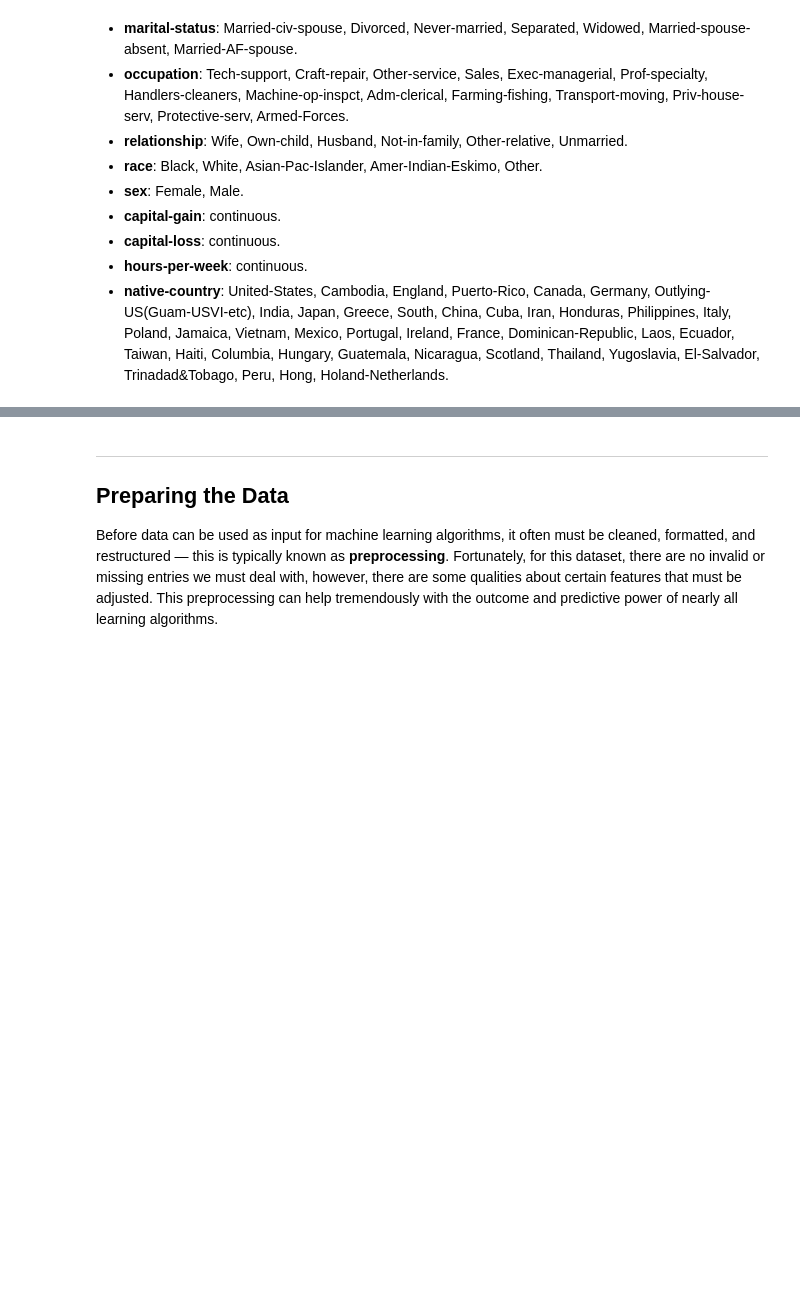
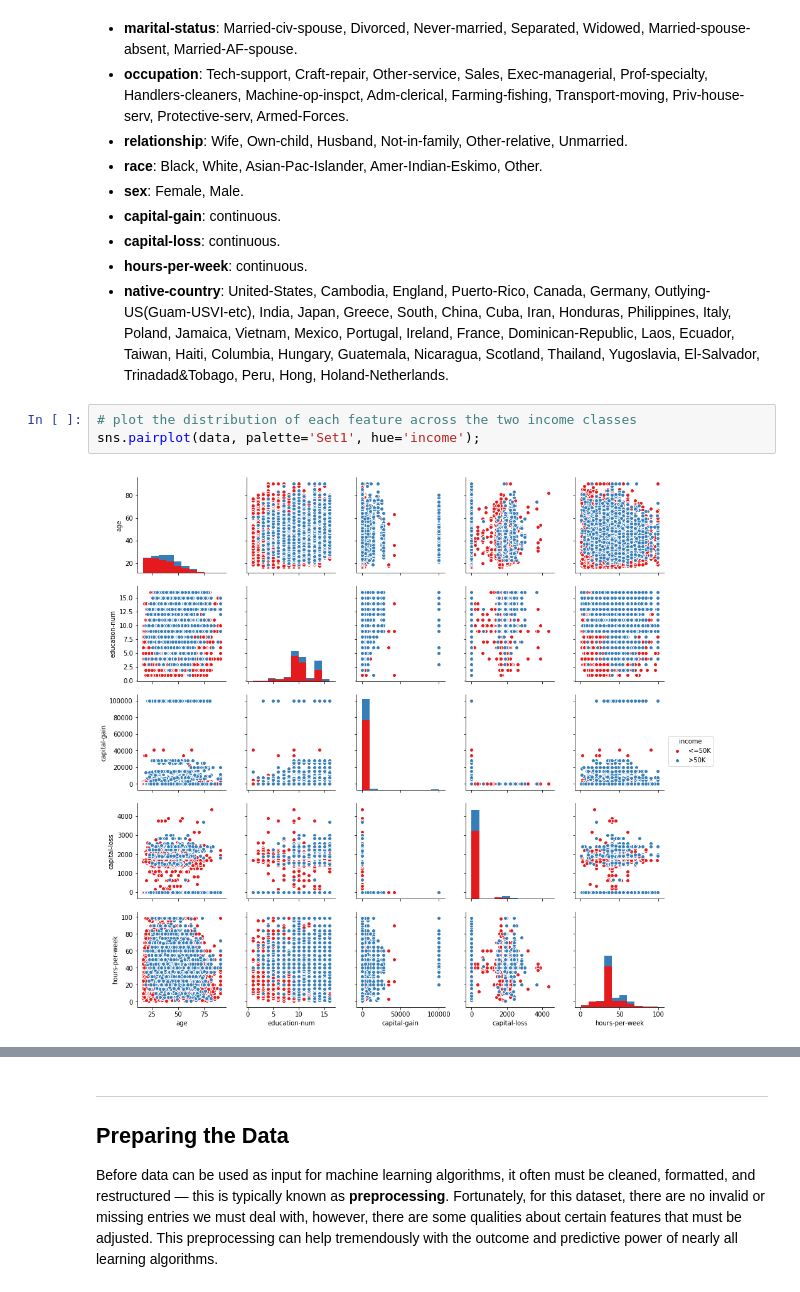
Before and after one commit to ayarmak/finding_donors, a Jupyter notebook: finding_donors.ipynb, the cells around one changed output, grey strips where cells are left out. Saved outputs shown, nothing was run; the diff lists cells and outputs as text; blank space fills up the shorter version.

```diff
--- a/finding_donors.ipynb
+++ b/finding_donors.ipynb
@@ -93,3 +94,8 @@ Percentage of individuals making more than $50,000: 24.78439697492371%
 * **capital-loss**: continuous.
 * **hours-per-week**: continuous.
 * **native-country**: United-States, Cambodia, England, Puerto-Rico, Canada, Germany, Outlying-US(Guam-USVI-etc), India, Japan, Greece, South, China, Cuba, Iran, Honduras, Philippines, Italy, Poland, Jamaica, Vietnam, Mexico, Portugal, Ireland, France, Dominican-Republic, Laos, Ecuador, Taiwan, Haiti, Columbia, Hungary, Guatemala, Nicaragua, Scotland, Thailand, Yugoslavia, El-Salvador, Trinadad&Tobago, Peru, Hong, Holand-Netherlands.
+# %%
+# plot the distribution of each feature across the two income classes
+sns.pairplot(data, palette='Set1', hue='income');
+# %% [output]
+[figure, added]
```
Also changed, not shown: parts of 6 cells of this notebook, 1 other file.
